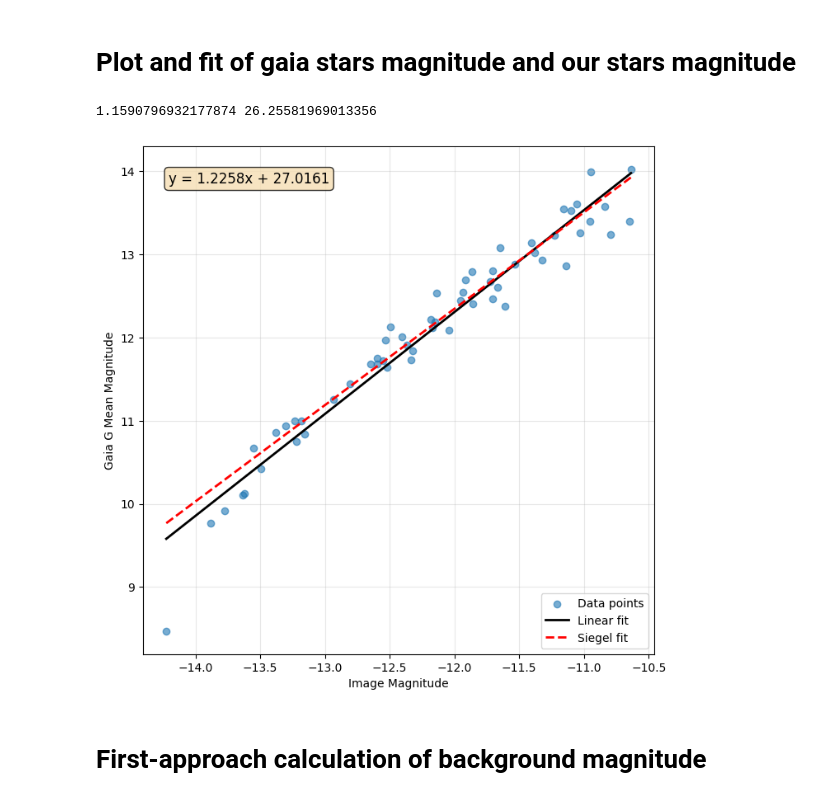
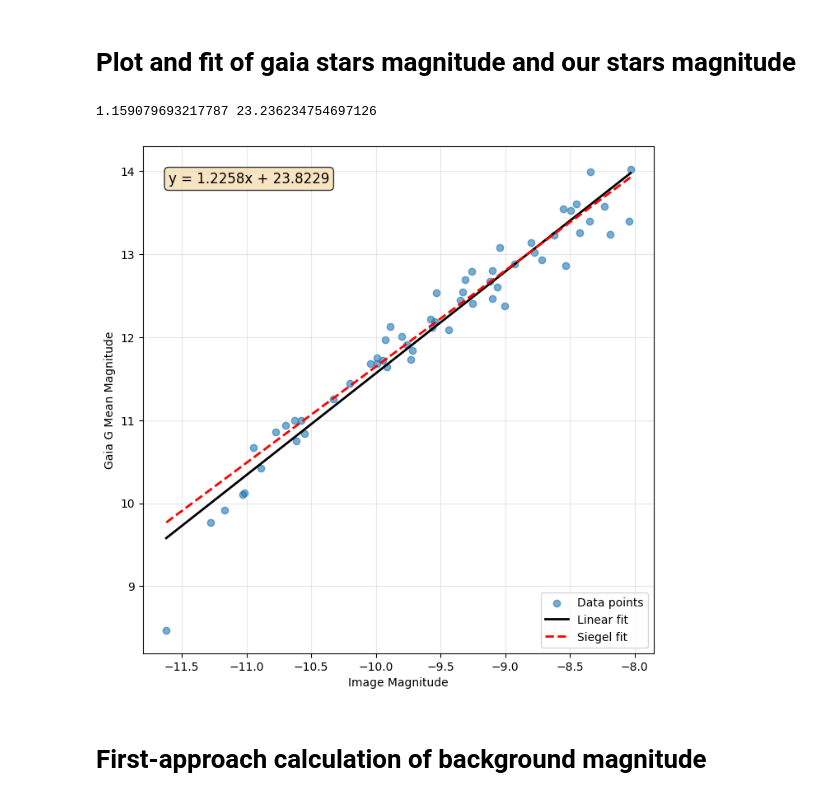
Before and after one commit to Catarsis99/Master-thesis, a Jupyter notebook: image_info.ipynb, the cells around one changed output. Cells and saved outputs as stored; diff of their text form; code cells hidden in the pictures.

```diff
--- a/image_info.ipynb
+++ b/image_info.ipynb
@@ -428,3 +428,10 @@ QTable length=242
 | 240 | 525.0368242487349 | 966.9381933890105 | 0.9771020989605375 | -0.17035556247647526 | 0.26107342030436864 | 25 | 6512.630067595635 | 8671.751689890885 | -9.845267084063346 | ... |
 | 241 | 1.7175391172871342 | 969.5131814380826 | 0.5236832315480909 | -0.5893006228829846 | -0.9679002590982874 | 25 | 62864.63006759564 | 603148.6013519127 | -14.451060812673482 | ... |
 | 242 | 0.8894939397244116 | 973.1429823594164 | 0.4880939753360597 | 0.7185629027730501 | -0.3063241789178178 | 25 | 62592.63006759564 | 547018.0810815303 | -14.345004204243796 | ... |
+# %%
+# Add real flux and real magnitude columns
+# Real flux = instrumental flux * gain / exposure_time
+sources['real_flux'] = sources['flux'] * gain / exptime
+sources['real_mag'] = -2.5 * np.log10(sources['real_flux'])
+
+sources
@@ -436,6 +463,8 @@ df_image = pd.DataFrame({
     'ycentroid': sources['ycentroid'][matched],
     'flux': sources['flux'][matched],
     'mag': sources['mag'][matched],
+    'real_flux': sources['real_flux'][matched],
+    'real_mag': sources['real_mag'][matched],
     'ra': image_coords.ra.degree[matched],
     'dec': image_coords.dec.degree[matched],
 })
@@ -465,36 +494,36 @@ plt.show()
 # %%
 plt.figure(figsize=(8, 8))
 
 # Scatter plot
-plt.scatter(df_image['mag'], df_gaia['phot_g_mean_mag'], alpha=0.6, label='Data points')
+plt.scatter(df_image['real_mag'], df_gaia['phot_g_mean_mag'], alpha=0.6, label='Data points')
 
 # Fit linear function
-coeffs = np.polyfit(df_image['mag'], df_gaia['phot_g_mean_mag'], 1)
+coeffs = np.polyfit(df_image['real_mag'], df_gaia['phot_g_mean_mag'], 1)
 m, b = coeffs
-x_line = np.array([df_image['mag'].min(), df_image['mag'].max()])
+x_line = np.array([df_image['real_mag'].min(), df_image['real_mag'].max()])
 y_line = m * x_line + b
 
-slope, intercept = siegelslopes(df_gaia['phot_g_mean_mag'], df_image['mag'])
+slope, intercept = siegelslopes(df_gaia['phot_g_mean_mag'], df_image['real_mag'])
 print(slope, intercept)
 
 # Plot fitted line
 plt.plot(x_line, y_line, 'k-', linewidth=2, label=f'Linear fit')
 plt.plot(x_line, slope * x_line + intercept, 'r--', linewidth=2, label='Siegel fit')
 
 # Add equation to the plot
 equation_text = f'y = {m:.4f}x + {b:.4f}'
 plt.text(0.05, 0.95, equation_text, transform=plt.gca().transAxes,
          fontsize=12, verticalalignment='top', bbox=dict(boxstyle='round', facecolor='wheat', alpha=0.8))
 plt.annotate(f"y = {slope:.3f}x + {intercept:.3f}", (0.5, 0.8))
 
 plt.xlabel('Image Magnitude')
 plt.ylabel('Gaia G Mean Magnitude')
 plt.legend()
 plt.grid(True, alpha=0.3)
 plt.show()
 # %% [output]
-1.1590796932177874 26.25581969013356
+1.159079693217787 23.236234754697126
-[figure, old version]
+[figure, new version]
 # %% [markdown]
 # First-approach calculation of background magnitude
 # %%
```
Also changed, not shown: parts of 5 cells of this notebook, 14 other files.
